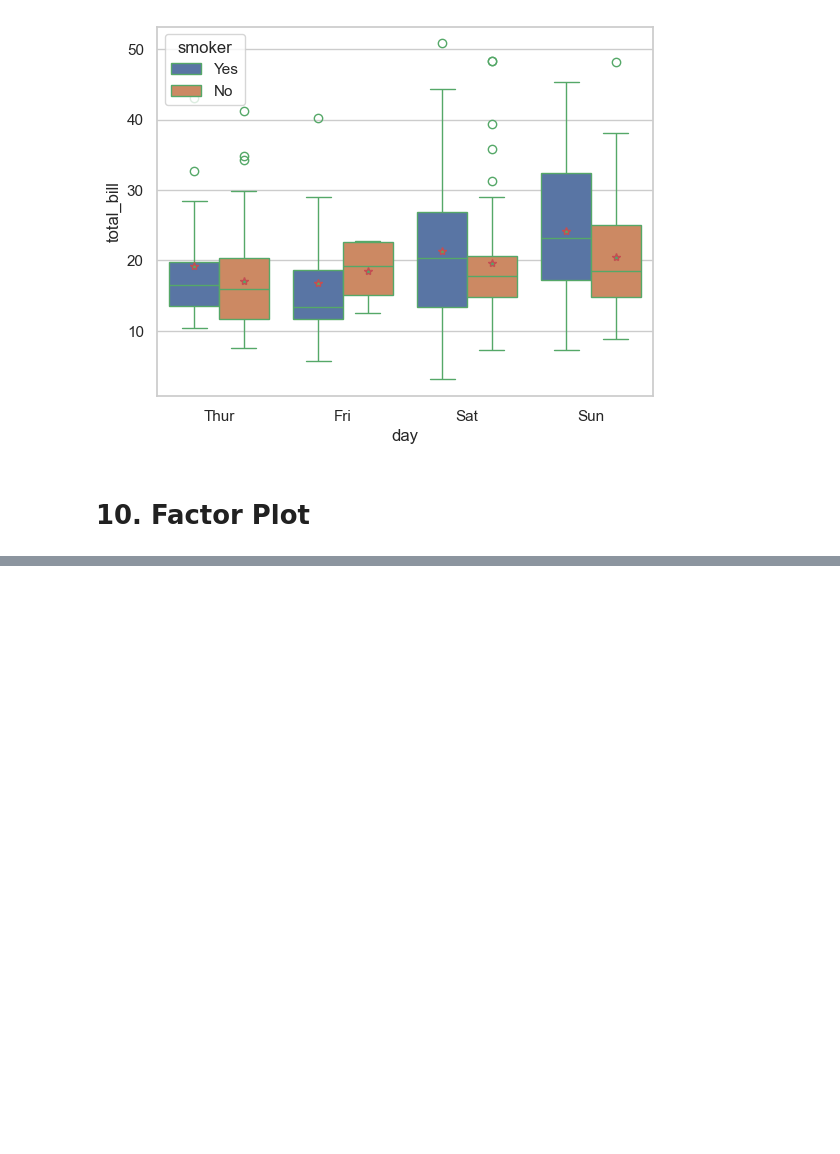
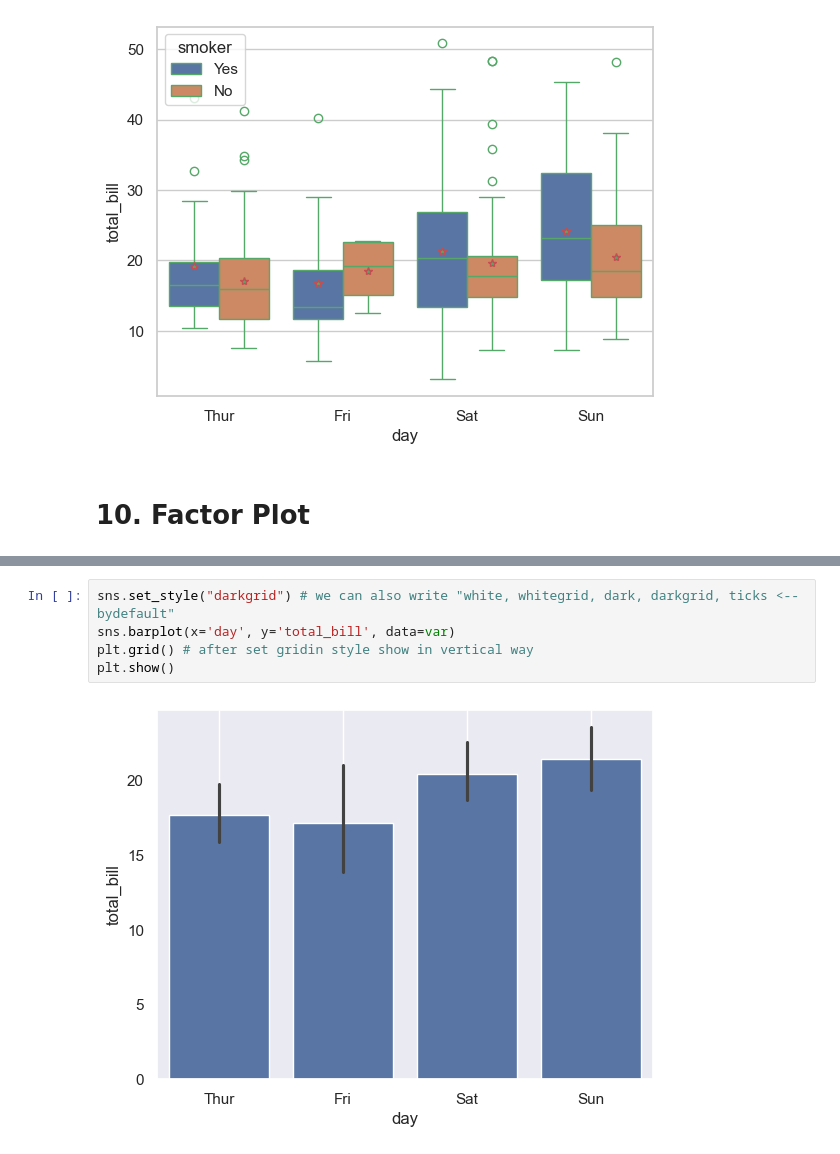
Before and after one commit to lukhi-laksh/Python-Seaborn, a Jupyter notebook: Advance.ipynb, the cells around one changed output, grey strips where cells are left out. Drawn from its saved outputs; the diff is of its cells as text; blank space fills up the shorter version.

```diff
--- a/Advance.ipynb
+++ b/Advance.ipynb
@@ -400,0 +433,7 @@ var
+# %%
+sns.set_style("darkgrid") # we can also write "white, whitegrid, dark, darkgrid, ticks <-- bydefault"
+sns.barplot(x='day', y='total_bill', data=var)
+plt.grid() # after set gridin style show in vertical way
+plt.show()
+# %% [output]
+[figure, added]
```
Also changed, not shown: parts of 24 cells of this notebook.
